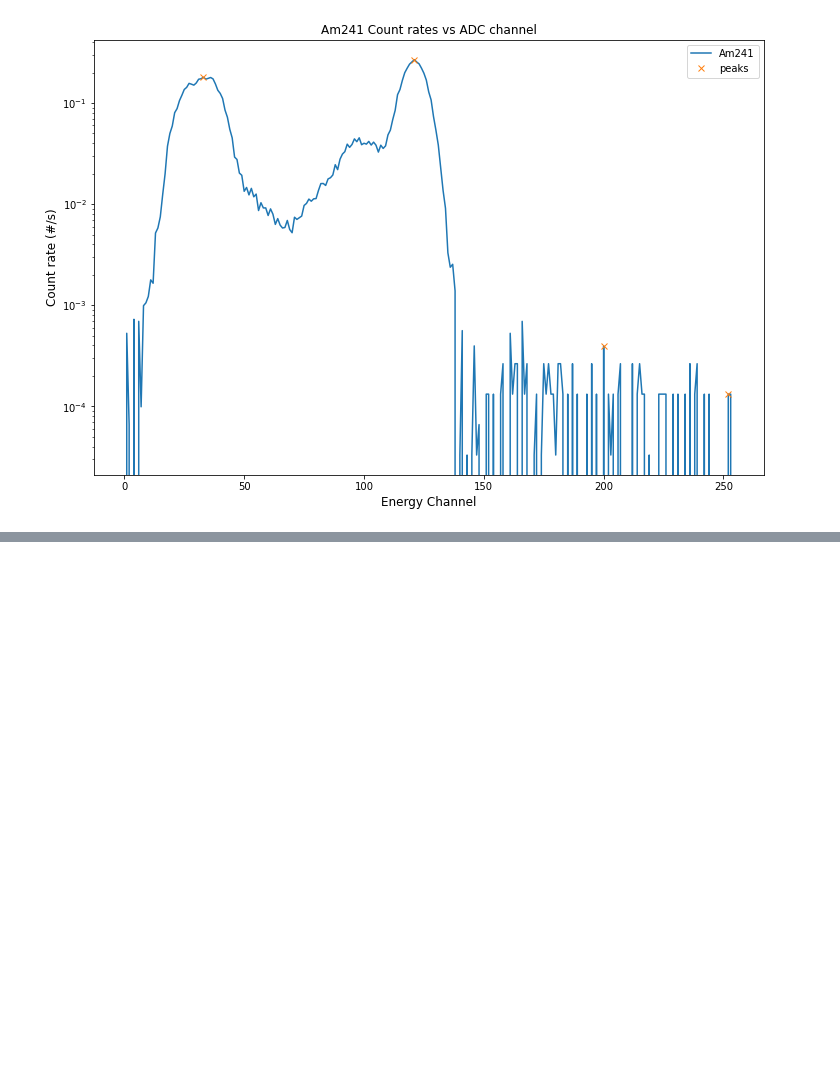
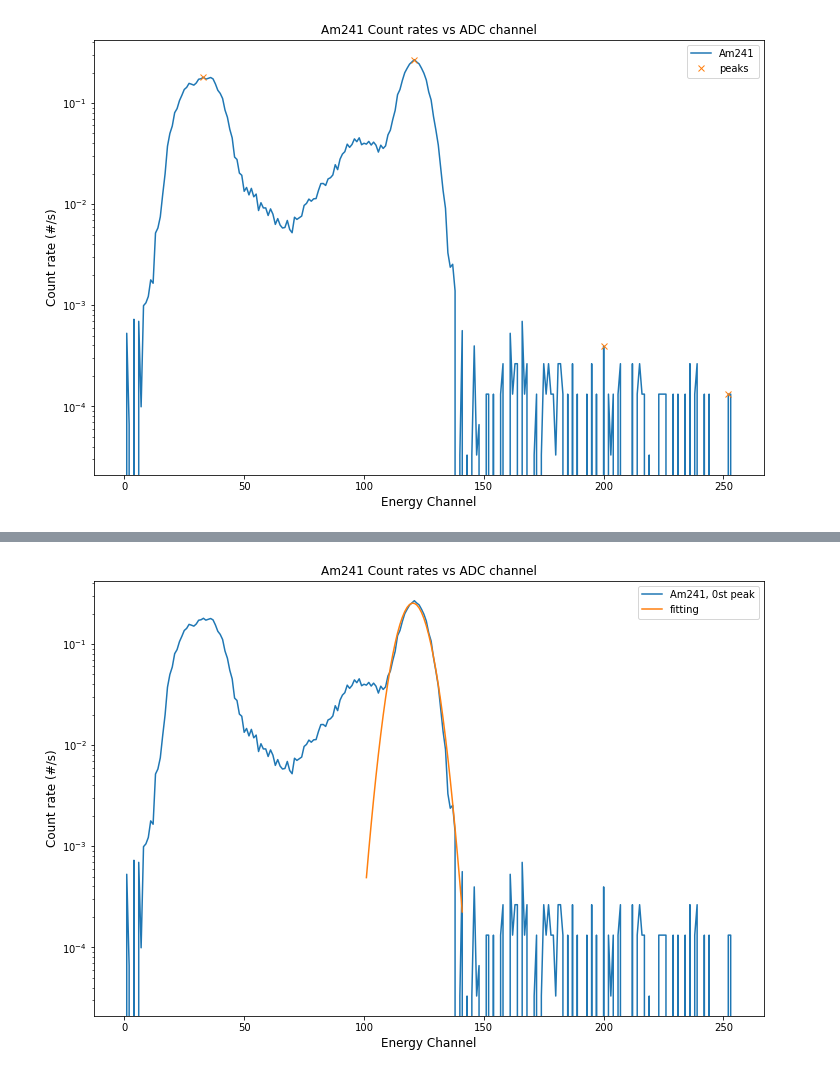
Before and after one commit to john1256/codespace, a Jupyter notebook: 우주과학통계실습/조용욱(2018103514)_우주과학통계실습_기말고사.ipynb, the cells around one changed output, grey strips where cells are left out. Cells and saved outputs as stored; diff of their text form; code cells hidden in the pictures; blank space fills up the shorter version.

```diff
--- a/우주과학통계실습/조용욱(2018103514)_우주과학통계실습_기말고사.ipynb
+++ b/우주과학통계실습/조용욱(2018103514)_우주과학통계실습_기말고사.ipynb
@@ -146,20 +142,107 @@ energy_sample = np.array([59.5, 30.9, 79.0, 240.0,267,320,350.3, 624.2, 656.7, 4
 # %%
     """
     ⑨ (20 점 ⑦ 에서 찾은 ADC Peak 의 불확실성에 해당하는 값을 찾기 위해 Figure 2 에 나열된 1 5 개
 Peak 의 모양을 Gaussian 함수 를 이용하여 Fitting 하려 한다 사용할 함수의 모양은 일반적으로
 아래와 같다 여기서 찾고자 하는 Fitting parameter 는 (A, 𝒙𝟎, 𝝈) 이고 각각 A 는 peak 에서의 p
 크기 (peak count 𝒙𝟎는 peak 의 x 위치 peak 의 chann el 값 𝝈는 해당 p eak 의 폭을 나
 타낸다 Figure 2 의 1 5 개의 peak 각각에 대하여 Gaussian fitting 을 수행하여 최적의 parameter
 (A, 𝒙𝟎, 𝝈 를 찾고 그 결과를 그림으로 표시 하시오
 𝑓(𝑥)= 𝐴𝑒−(𝑥−𝑥0)2/𝜎2
 - F itting 에 사용할 초기값으로 A = peak 에서의 관측 count rate, 𝒙𝟎=peak 의 위치 ⑦ 에서
 찾은 값 이용 𝝈=10 을 가정하시오
 - 각 P eak 의 Fitting 에 사용할 ADC 의 범위는 닫힌 구간 x o 20, x o +20 을 적용 하시오
     """
 
 from scipy.optimize import curve_fit
-def func(x, A, x0, sig):
-    return A*np.exp(-(x-x0)**2/(sig**2))
+    def func(x, A, x0, sig):
+        return A*np.exp(-(x-x0)**2/(sig**2))
 
-xval = np.where((Am241['ADC Channel Number']>=peaks[0]-20) & (Am241['ADC Channel Number']<=peaks[0]+20))
+isotopes = [Am241, Ba133, Cs137, Eu152]
+isonames = ['Am241', 'Ba133', 'Cs137', 'Eu152']
+popts = []
+pcovs = []
+# 파라메터 지정 함수
+def curveparam(isotope, x0):
+        yval = isotope.loc[(isotope['ADC Channel Number']>=x0-20) & (isotope['ADC Channel Number']<=x0+20),'count rate wo background (#/s)']
+        xval = np.arange(x0-20, x0+21,1)
+        p0 = [isotope['count rate wo background (#/s)'][x0], x0, 10]
+        sigma = isotope.loc[(isotope['ADC Channel Number']>=x0-20) & (isotope['ADC Channel Number']<=x0+20),'uncertainties for net']
+        return xval, yval, p0, sigma
+# 파라메터 사용해서 피팅
+# i=0일 때 Am241
+# i=1~6일 때 Ba133
+# i=7~8일 때 Cs137
+# i=9~14일 때 Eu152
+fontsize=12
+for i in range(15):
+        if i==0:
+            #curveparam 불러오기
+
+            isotope = isotopes[0]
+            isoname = isonames[0]
+            xval, yval, p0, sigma = curveparam(isotope, peaks[i])
+            popt, pcov = curve_fit(func, xval, yval, p0=p0, sigma=sigma)
+            popts.append(popt)
+            pcovs.append(pcov)
+            plt.figure(figsize=(12,8))
+            plt.yscale('log')
+            plt.plot(isotope['ADC Channel Number'], isotope['count rate wo background (#/s)'], label = f'{isoname}, {i}st peak')
+            yarr = func(xval, popts[i][0], popts[i][1], popts[i][2])
+            plt.plot(xval, yarr, label='fitting')
+            plt.title(f'{isoname} Count rates vs ADC channel', fontsize = fontsize)
+            plt.ylabel('Count rate (#/s)', fontsize = fontsize); plt.xlabel('Energy Channel', fontsize=fontsize)
+            plt.legend()
+            plt.show()
+
+
+        elif 0<i<=6:
+
+            isotope = isotopes[1]
+            isoname = isonames[1]
+            xval, yval, p0, sigma = curveparam(isotope, peaks[i])
+            popt, pcov = curve_fit(func, xval, yval, p0=p0, sigma=sigma)
+            popts.append(popt)
+            pcovs.append(pcov)
+            plt.figure(figsize=(12,8))
+            plt.yscale('log')
+            plt.plot(isotope['ADC Channel Number'], isotope['count rate wo background (#/s)'], label = f'{isoname}, {i}th peak')
+            yarr = func(xval, popts[i][0], popts[i][1], popts[i][2])
+            plt.plot(xval, yarr, label='fitting')
+            plt.title(f'{isoname} Count rates vs ADC channel', fontsize = fontsize)
+            plt.ylabel('Count rate (#/s)', fontsize = fontsize); plt.xlabel('Energy Channel', fontsize=fontsize)
+            plt.legend()
+            plt.show()
+        elif 6<i<=8:
+            isotope = isotopes[2]
+            isoname = isonames[2]
+            xval, yval, p0, sigma = curveparam(isotope, peaks[i])
+            popt, pcov = curve_fit(func, xval, yval, p0=p0, sigma=sigma)
+            popts.append(popt)
+            pcovs.append(pcov)
+            plt.figure(figsize=(12,8))
+            plt.yscale('log')
+            plt.plot(isotope['ADC Channel Number'], isotope['count rate wo background (#/s)'], label = f'{isoname}, {i}th peak')
+            yarr = func(xval, popts[i][0], popts[i][1], popts[i][2])
+            plt.plot(xval, yarr, label='fitting')
+            plt.title(f'{isoname} Count rates vs ADC channel', fontsize = fontsize)
+            plt.ylabel('Count rate (#/s)', fontsize = fontsize); plt.xlabel('Energy Channel', fontsize=fontsize)
+            plt.legend()
+            plt.show()
+        else:
+            isotope = isotopes[3]
+            isoname = isonames[3]
+            xval, yval, p0, sigma = curveparam(isotope, peaks[i])
+            popt, pcov = curve_fit(func, xval, yval, p0=p0, sigma=sigma)
+            popts.append(popt)
+            pcovs.append(pcov)
+            plt.figure(figsize=(12,8))
+            plt.yscale('log')
+            plt.plot(isotope['ADC Channel Number'], isotope['count rate wo background (#/s)'], label = f'{isoname}, {i}th peak')
+            yarr = func(xval, popts[i][0], popts[i][1], popts[i][2])
+            plt.plot(xval, yarr, label='fitting')
+            plt.title(f'{isoname} Count rates vs ADC channel', fontsize = fontsize)
+            plt.ylabel('Count rate (#/s)', fontsize = fontsize); plt.xlabel('Energy Channel', fontsize=fontsize)
+            plt.legend()
+            plt.show()
 # %% [output]
+[figure, added]
```
Also changed, not shown: parts of 8 cells of this notebook.
